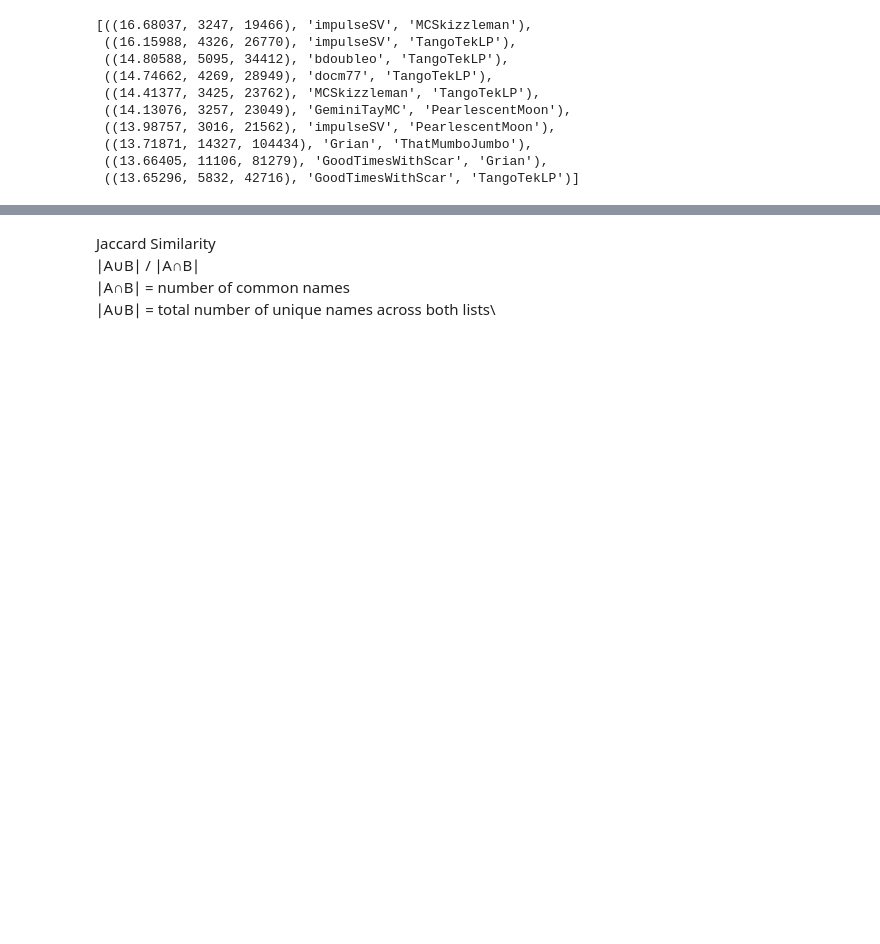
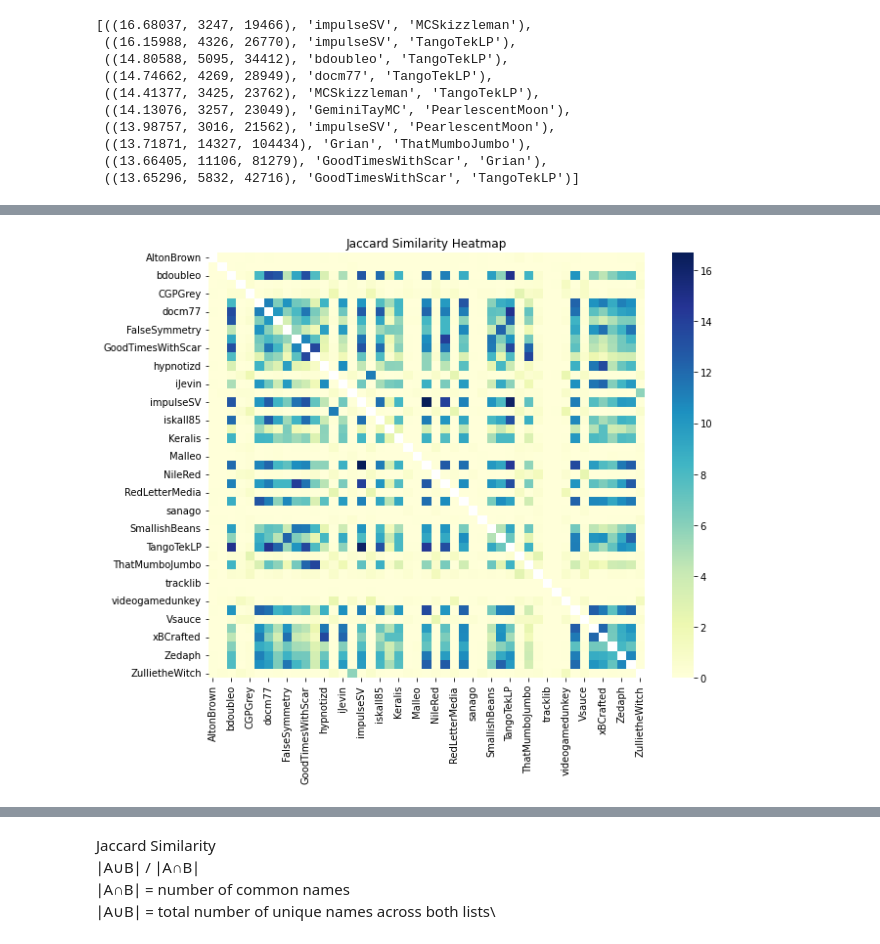
Before and after one commit to evanhollier/YT_comments, a Jupyter notebook: analysis.ipynb, the cells around one changed output, grey strips where cells are left out. Saved outputs shown, nothing was run; the diff lists cells and outputs as text; code cells hidden in the pictures; blank space fills up the shorter version.

```diff
--- a/analysis.ipynb
+++ b/analysis.ipynb
@@ -130,0 +132,2 @@ create_heatmap(df1, "df1")
+# %%
+df3 = generate_df("Channels")
@@ -130,0 +148,4 @@ create_heatmap(df1, "df1")
+# %%
+create_heatmap(df3, "df3")
+# %% [output]
+[figure, added]
```
Also changed, not shown: parts of 5 cells of this notebook, 3 other files.
